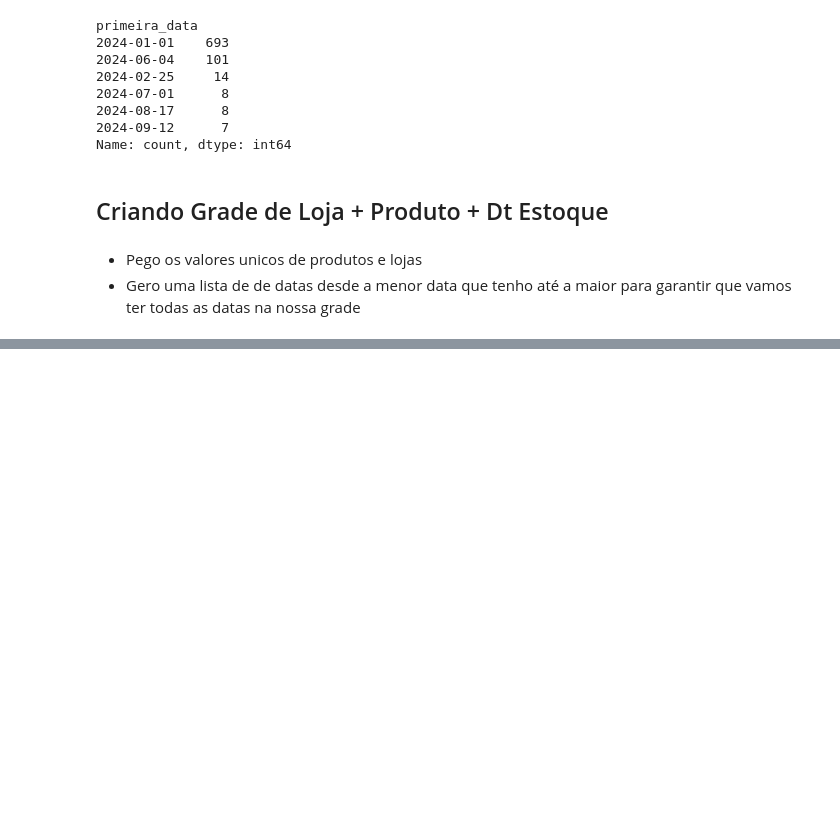
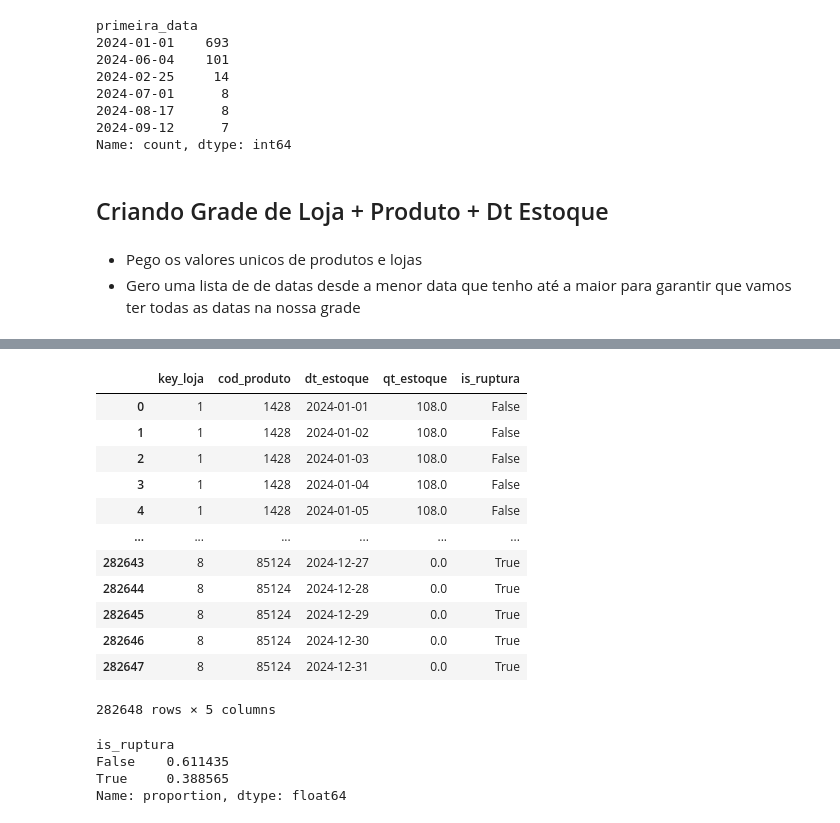
Before and after one commit to CarlosQuixada/Case_Boticario, a Jupyter notebook: notebooks/00_Criando_Dados_Ruptura.ipynb, the cells around one changed output, grey strips where cells are left out. Saved outputs shown, nothing was run; the diff lists cells and outputs as text; code cells hidden in the pictures; blank space fills up the shorter version.

```diff
--- a/notebooks/00_Criando_Dados_Ruptura.ipynb
+++ b/notebooks/00_Criando_Dados_Ruptura.ipynb
@@ -130 +168,24 @@ Name: count, dtype: int64
+# %%
+grade_estoque
+# %% [output]
+|  | key_loja | cod_produto | dt_estoque | qt_estoque | is_ruptura |
+| 0 | 1 | 1428 | 2024-01-01 | 108.0 | False |
+| 1 | 1 | 1428 | 2024-01-02 | 108.0 | False |
+| 2 | 1 | 1428 | 2024-01-03 | 108.0 | False |
+| 3 | 1 | 1428 | 2024-01-04 | 108.0 | False |
+| 4 | 1 | 1428 | 2024-01-05 | 108.0 | False |
+| ... | ... | ... | ... | ... | ... |
+| 282643 | 8 | 85124 | 2024-12-27 | 0.0 | True |
+| 282644 | 8 | 85124 | 2024-12-28 | 0.0 | True |
+| 282645 | 8 | 85124 | 2024-12-29 | 0.0 | True |
+| 282646 | 8 | 85124 | 2024-12-30 | 0.0 | True |
+| 282647 | 8 | 85124 | 2024-12-31 | 0.0 | True |
+282648 rows × 5 columns
+# %%
+grade_estoque['is_ruptura'].value_counts(normalize=True)
+# %% [output]
+is_ruptura
+False    0.611435
+True     0.388565
+Name: proportion, dtype: float64
 # %%
```
Also changed, not shown: parts of 15 cells of this notebook, 29 other files.
